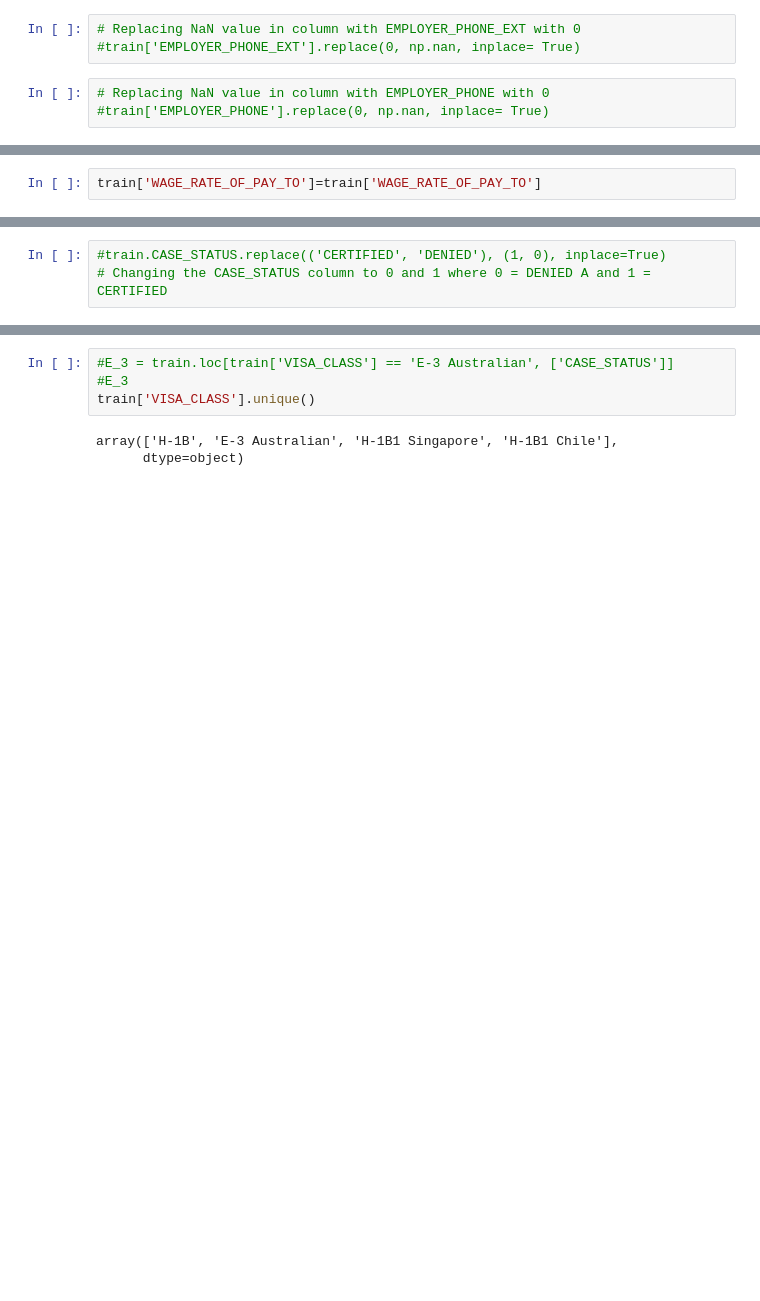
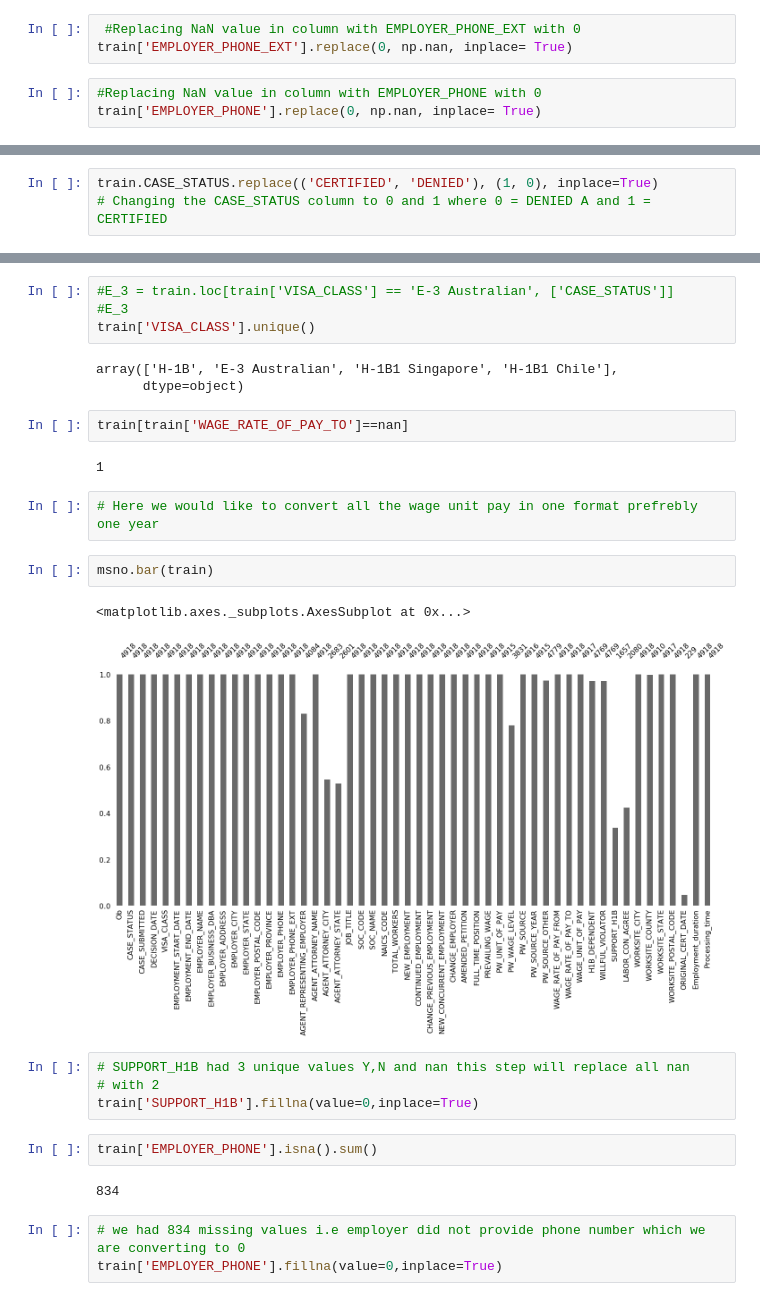
Before and after one commit to amitbhsingh/H1B_VISA, a Jupyter notebook: h1.ipynb, the cells around one changed output, grey strips where cells are left out. Drawn from its saved outputs; the diff is of its cells as text; blank space fills up the shorter version.

```diff
--- a/h1.ipynb
+++ b/h1.ipynb
@@ -633,9 +623,9 @@ msno.bar(train)
 # %%
-# Replacing NaN value in column with EMPLOYER_PHONE_EXT with 0
-#train['EMPLOYER_PHONE_EXT'].replace(0, np.nan, inplace= True)
+ #Replacing NaN value in column with EMPLOYER_PHONE_EXT with 0
+train['EMPLOYER_PHONE_EXT'].replace(0, np.nan, inplace= True)
 # %%
-# Replacing NaN value in column with EMPLOYER_PHONE with 0
-#train['EMPLOYER_PHONE'].replace(0, np.nan, inplace= True)
+#Replacing NaN value in column with EMPLOYER_PHONE with 0
+train['EMPLOYER_PHONE'].replace(0, np.nan, inplace= True)
 # %%
 train['EMPLOYER_PHONE'] = (
     pd.to_numeric(train['EMPLOYER_PHONE'],
@@ -696,5 +666,3 @@ Name: WAGE_UNIT_OF_PAY, Length: 4918, dtype: object
-# %%
-train['WAGE_RATE_OF_PAY_TO']=train['WAGE_RATE_OF_PAY_TO']
 # %%
 topjobs=train['JOB_TITLE'].value_counts()
 top15jobs=topjobs[:15]
@@ -722,7 +690,7 @@ top15jobs.plot.barh()
 <matplotlib.axes._subplots.AxesSubplot at 0x...>
 [figure]
 # %%
-#train.CASE_STATUS.replace(('CERTIFIED', 'DENIED'), (1, 0), inplace=True)
+train.CASE_STATUS.replace(('CERTIFIED', 'DENIED'), (1, 0), inplace=True)
 # Changing the CASE_STATUS column to 0 and 1 where 0 = DENIED A and 1 = CERTIFIED
 # %%
 train.shape
@@ -737,3 +705,25 @@ train['VISA_CLASS'].unique()
 # %% [output]
 array(['H-1B', 'E-3 Australian', 'H-1B1 Singapore', 'H-1B1 Chile'],
       dtype=object)
+# %%
+train[train['WAGE_RATE_OF_PAY_TO']==nan]
+# %% [output]
+1
+# %%
+# Here we would like to convert all the wage unit pay in one format prefrebly one year
+# %%
+msno.bar(train)
+# %% [output]
+<matplotlib.axes._subplots.AxesSubplot at 0x...>
+[figure, added]
+# %%
+# SUPPORT_H1B had 3 unique values Y,N and nan this step will replace all nan
+# with 2
+train['SUPPORT_H1B'].fillna(value=0,inplace=True)
+# %%
+train['EMPLOYER_PHONE'].isna().sum()
+# %% [output]
+834
+# %%
+# we had 834 missing values i.e employer did not provide phone number which we are converting to 0
+train['EMPLOYER_PHONE'].fillna(value=0,inplace=True)
```
Also changed, not shown: parts of 25 cells of this notebook, 1 other file.
